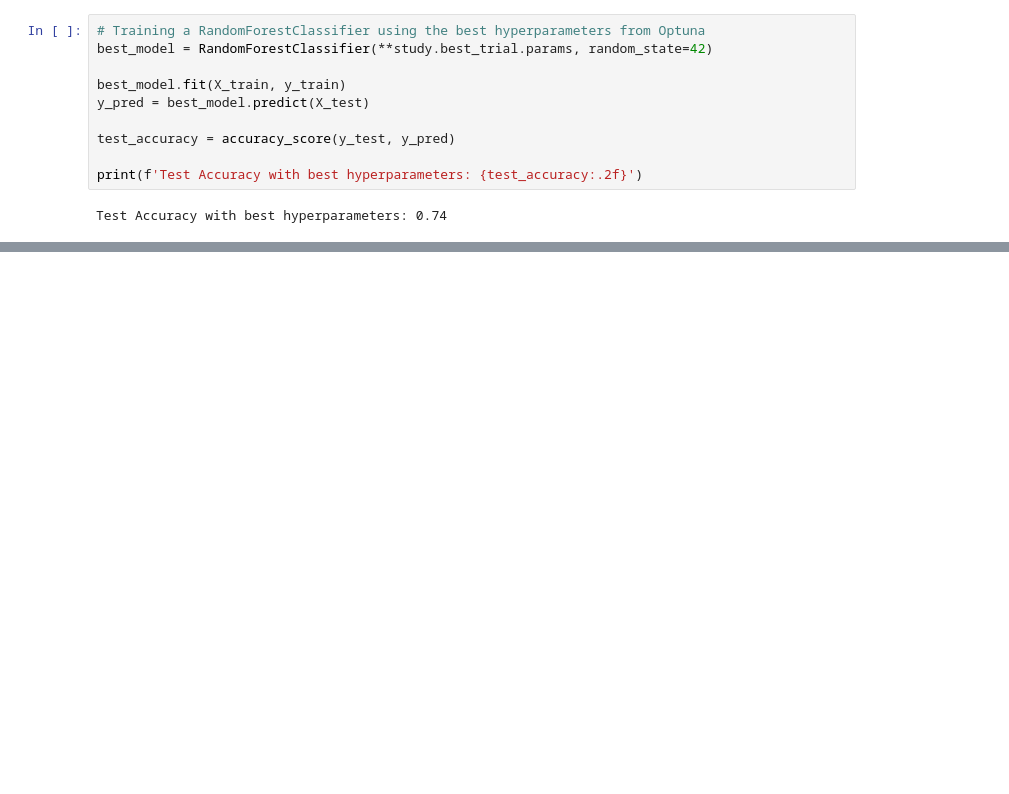
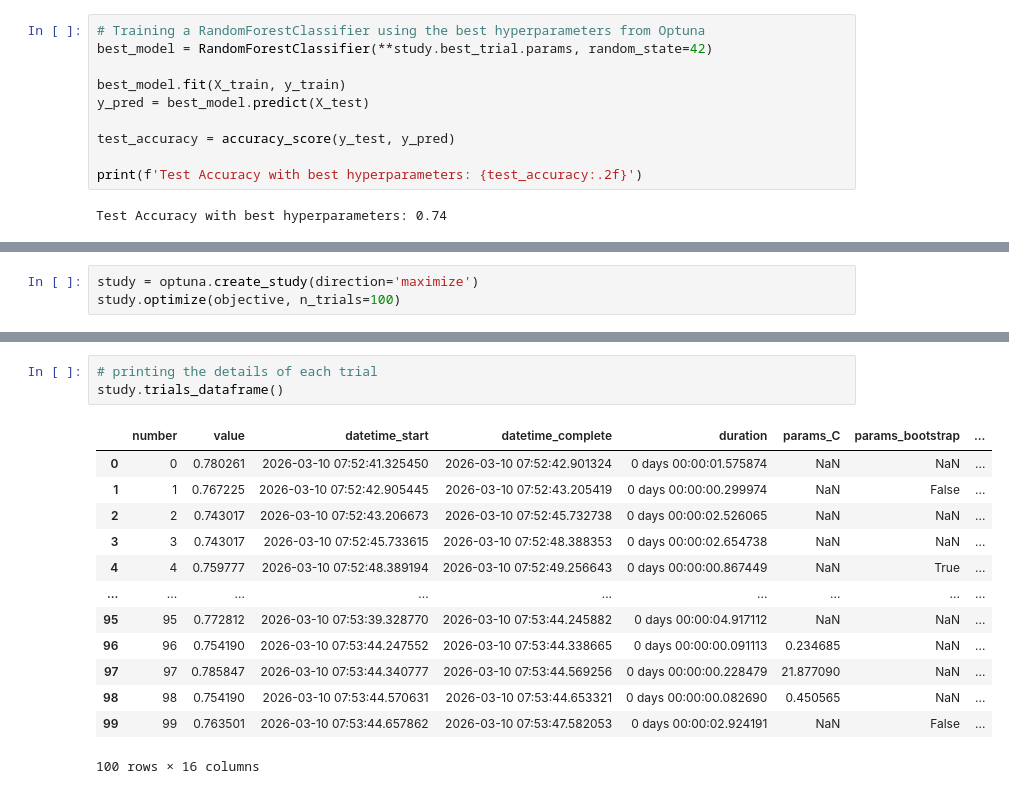
Before and after one commit to pradhans369/Python_and_Data_Science, a Jupyter notebook: 0 ML lecture/42_1.ipynb, the cells around one changed output, grey strips where cells are left out. Saved outputs shown, nothing was run; the diff lists cells and outputs as text; blank space fills up the shorter version.

```diff
--- a/0 ML lecture/42_1.ipynb
+++ b/0 ML lecture/42_1.ipynb
@@ -253,0 +430,3 @@ Test Accuracy with best hyperparameters: 0.74
+# %%
+study = optuna.create_study(direction='maximize')
+study.optimize(objective, n_trials=100)
@@ -253,0 +458,17 @@ Test Accuracy with best hyperparameters: 0.74
+# %%
+# printing the details of each trial
+study.trials_dataframe()
+# %% [output]
+|  | number | value | datetime_start | datetime_complete | duration | params_C | params_bootstrap | ... |
+| 0 | 0 | 0.780261 | 2026-03-10 07:52:41.325450 | 2026-03-10 07:52:42.901324 | 0 days 00:00:01.575874 | NaN | NaN | ... |
+| 1 | 1 | 0.767225 | 2026-03-10 07:52:42.905445 | 2026-03-10 07:52:43.205419 | 0 days 00:00:00.299974 | NaN | False | ... |
+| 2 | 2 | 0.743017 | 2026-03-10 07:52:43.206673 | 2026-03-10 07:52:45.732738 | 0 days 00:00:02.526065 | NaN | NaN | ... |
+| 3 | 3 | 0.743017 | 2026-03-10 07:52:45.733615 | 2026-03-10 07:52:48.388353 | 0 days 00:00:02.654738 | NaN | NaN | ... |
+| 4 | 4 | 0.759777 | 2026-03-10 07:52:48.389194 | 2026-03-10 07:52:49.256643 | 0 days 00:00:00.867449 | NaN | True | ... |
+| ... | ... | ... | ... | ... | ... | ... | ... | ... |
+| 95 | 95 | 0.772812 | 2026-03-10 07:53:39.328770 | 2026-03-10 07:53:44.245882 | 0 days 00:00:04.917112 | NaN | NaN | ... |
+| 96 | 96 | 0.754190 | 2026-03-10 07:53:44.247552 | 2026-03-10 07:53:44.338665 | 0 days 00:00:00.091113 | 0.234685 | NaN | ... |
+| 97 | 97 | 0.785847 | 2026-03-10 07:53:44.340777 | 2026-03-10 07:53:44.569256 | 0 days 00:00:00.228479 | 21.877090 | NaN | ... |
+| 98 | 98 | 0.754190 | 2026-03-10 07:53:44.570631 | 2026-03-10 07:53:44.653321 | 0 days 00:00:00.082690 | 0.450565 | NaN | ... |
+| 99 | 99 | 0.763501 | 2026-03-10 07:53:44.657862 | 2026-03-10 07:53:47.582053 | 0 days 00:00:02.924191 | NaN | False | ... |
+100 rows × 16 columns
```
Also changed, not shown: parts of 27 cells of this notebook, 2 other files.
